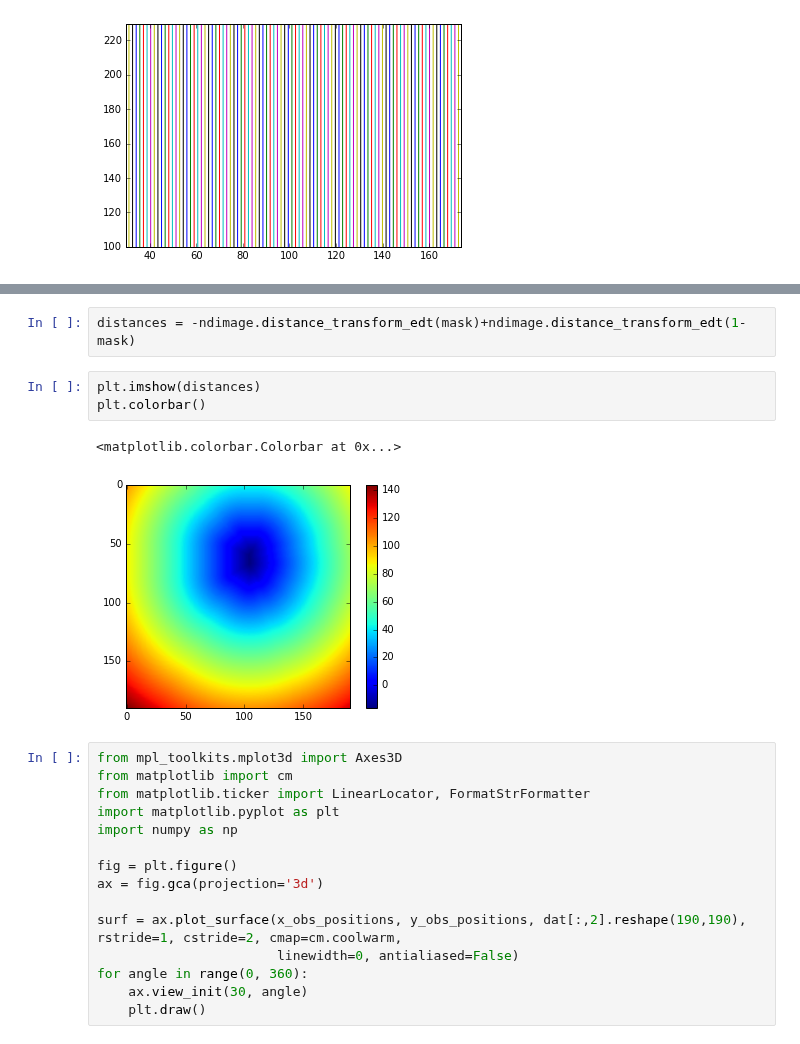
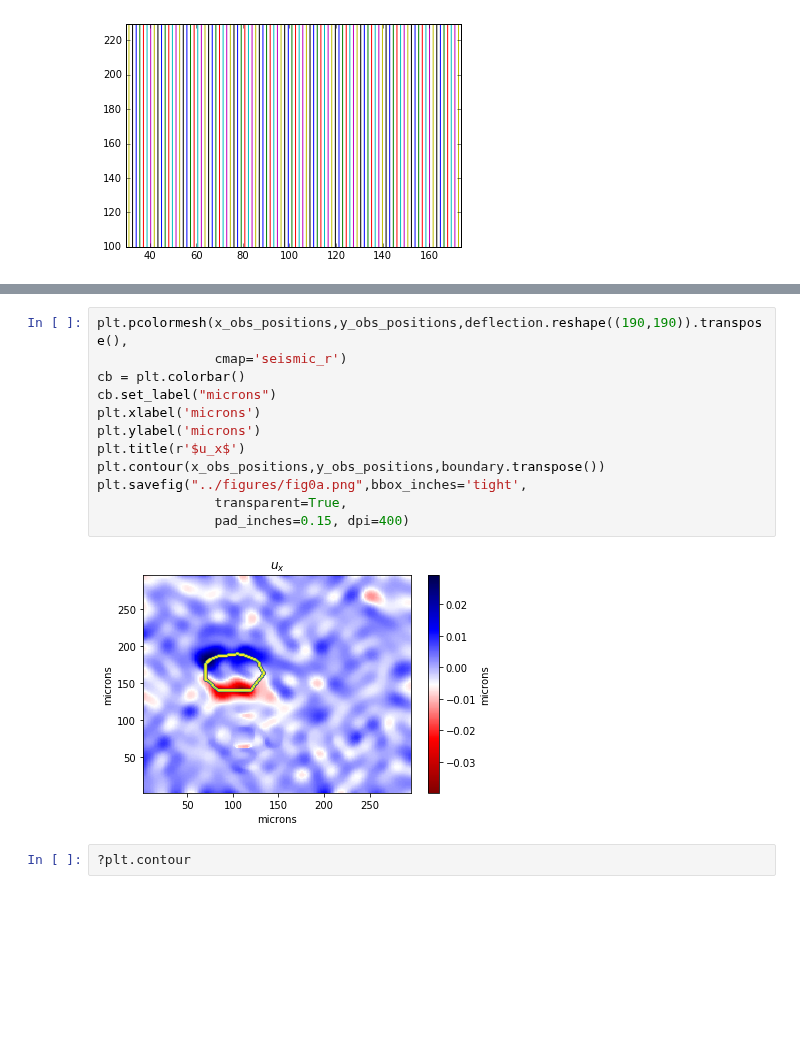
Before and after one commit to jcalifornia/tractionforce, a Jupyter notebook: paper/numerics/t2.ipynb, the cells around one changed output, grey strips where cells are left out. Cells and saved outputs as stored; diff of their text form; blank space fills up the shorter version.

```diff
--- a/paper/numerics/t2.ipynb
+++ b/paper/numerics/t2.ipynb
@@ -87,23 +85,16 @@ plt.savefig('mask.eps')
-# %%
-distances = -ndimage.distance_transform_edt(mask)+ndimage.distance_transform_edt(1-mask)
-# %%
-plt.imshow(distances)
-plt.colorbar()
-# %% [output]
-<matplotlib.colorbar.Colorbar at 0x...>
-[figure, removed]
-# %%
-from mpl_toolkits.mplot3d import Axes3D
-from matplotlib import cm
-from matplotlib.ticker import LinearLocator, FormatStrFormatter
-import matplotlib.pyplot as plt
-import numpy as np
-
-fig = plt.figure()
-ax = fig.gca(projection='3d')
-
-surf = ax.plot_surface(x_obs_positions, y_obs_positions, dat[:,2].reshape(190,190), rstride=1, cstride=2, cmap=cm.coolwarm,
-                       linewidth=0, antialiased=False)
-for angle in range(0, 360):
-    ax.view_init(30, angle)
-    plt.draw()
+# %%
+plt.pcolormesh(x_obs_positions,y_obs_positions,deflection.reshape((190,190)).transpose(),
+               cmap='seismic_r')
+cb = plt.colorbar()
+cb.set_label("microns")
+plt.xlabel('microns')
+plt.ylabel('microns')
+plt.title(r'$u_x$')
+plt.contour(x_obs_positions,y_obs_positions,boundary.transpose())
+plt.savefig("../figures/fig0a.png",bbox_inches='tight',
+               transparent=True,
+               pad_inches=0.15, dpi=400)
+# %% [output]
+[figure, added]
+# %%
+?plt.contour
```
Also changed, not shown: parts of 8 cells of this notebook, 8 other files.
